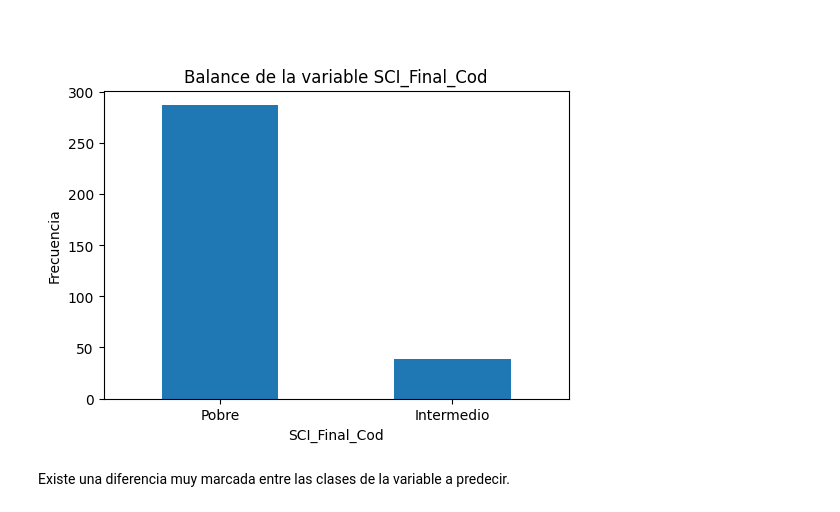
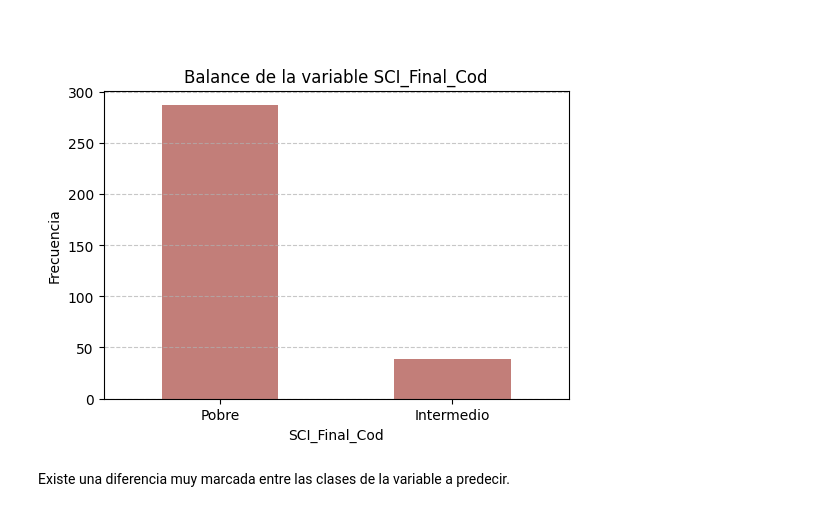
Before and after one commit to Mauritas99/Machine-Learning-en-deteccion-de-riesgo-cardiovascular, a Jupyter notebook: 3_Model/Model.ipynb, the cells around one changed output. Saved outputs shown, nothing was run; the diff lists cells and outputs as text; code cells hidden in the pictures.

```diff
--- a/3_Model/Model.ipynb
+++ b/3_Model/Model.ipynb
@@ -122,13 +120,14 @@ X = df.drop(columns=["SCI_Final_Cod"]) # Variables predictoras.
 y = df["SCI_Final_Cod"] # Variable a predecir.
 # %%
 plt.figure(figsize=(6,4)) # Representar pesos dentro de la variable a predecir.
-y.value_counts().plot(kind="bar")
+y.value_counts().plot(kind="bar",color="xkcd:brownish pink")
 plt.title("Balance de la variable SCI_Final_Cod")
 plt.xticks(rotation=0,ticks=[0,1,],labels=["Pobre","Intermedio"])
 plt.ylabel("Frecuencia")
+plt.grid(axis='y', linestyle='--', alpha=0.7)
 plt.show()
 # %% [output]
-[figure, old version]
+[figure, new version]
 # %% [markdown]
 <p>Existe una diferencia muy marcada entre las clases de la variable a predecir.</p>
 # %%
```
Also changed, not shown: parts of 7 cells of this notebook, 3 other files.
